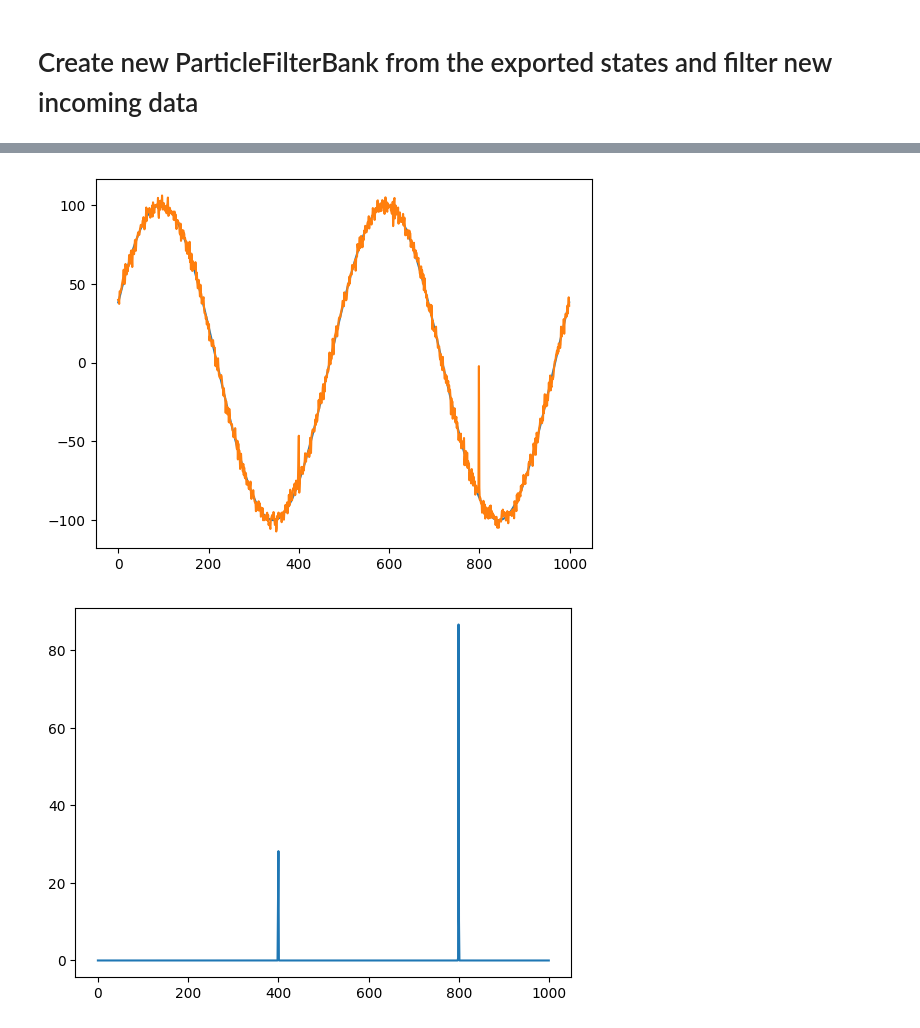
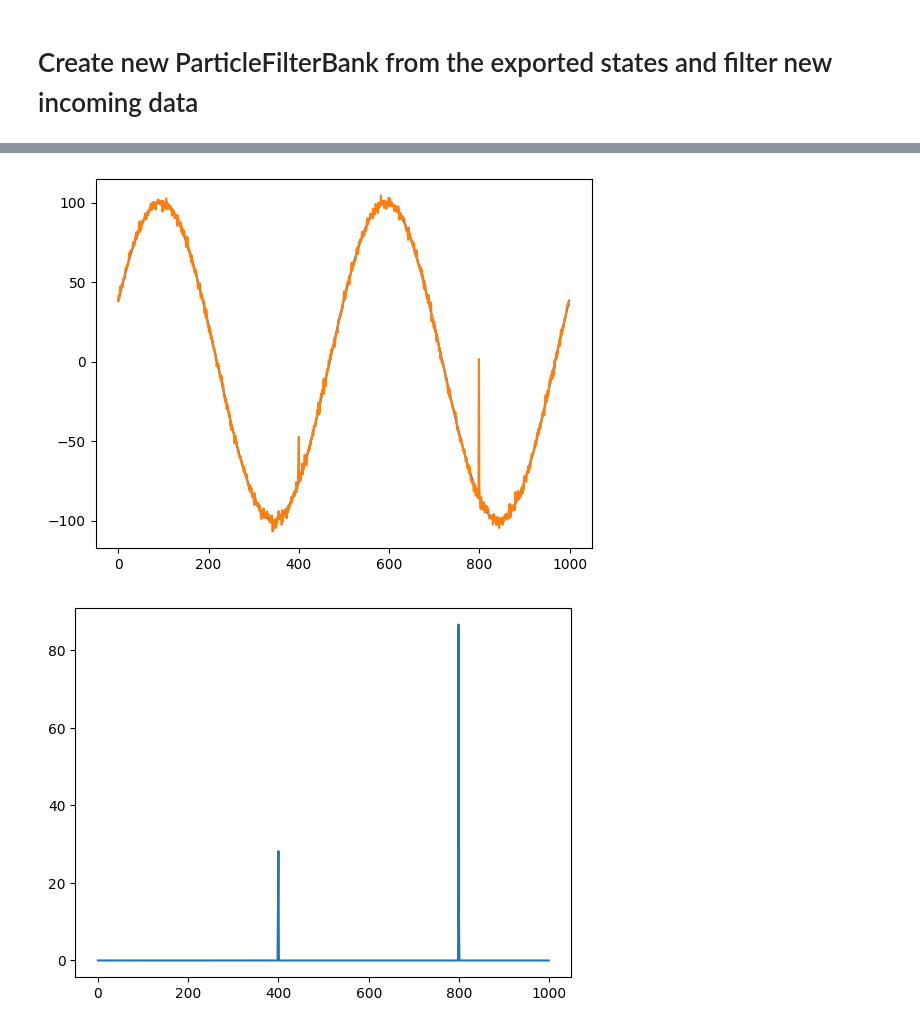
Before and after one commit to OWI-Lab/filter_tc, a Jupyter notebook: notebooks/Basic_testing_tension.ipynb, the cells around one changed output, grey strips where cells are left out. Cells and saved outputs as stored; diff of their text form; code cells hidden in the pictures.

```diff
--- a/notebooks/Basic_testing_tension.ipynb
+++ b/notebooks/Basic_testing_tension.ipynb
@@ -635,35 +633,35 @@ if np.array([]):
 lf_amplitude2=100
 hf_amplitude2=50
 no_samples2=1000
 lf_frequency2=2
 hf_duration2=10
 hf_occurence2=24
-noise_amplitude2 = 3
+noise_amplitude2 = 2
 
 t2 = np.linspace(0, 1, no_samples2)   # Timevector
 
 y_lf2 = lf_amplitude2*np.sin(
     2*np.pi*t2*lf_frequency2 + np.pi/8
 )
 
 _ , y_hf_2 = gausspulse(t - 0.4, fc=2000, retenv=True)
 y_hf_2 = y_hf_2 * hf_amplitude2
 
 _ , y_hf_3 = gausspulse(t - 0.8, fc=2000, retenv=True)
 y_hf_3 = y_hf_3 * hf_amplitude
 
 y_hf_1 = y_hf_2 + y_hf_3
 
 # Add noise to y_lf data
 y_noise2 = np.random.normal(0, noise_amplitude2, no_samples2)
 
 plt.plot(y_lf2)
 plt.plot(y_hf_1+y_lf2+y_noise2)
 plt.show()
 plt.plot(y_hf_1)
 plt.show()
 # %% [output]
-[figure, old version]
+[figure, new version]
 [figure]
 # %%
 input2 = {
```
Also changed, not shown: parts of 23 cells of this notebook, 7 other files.
